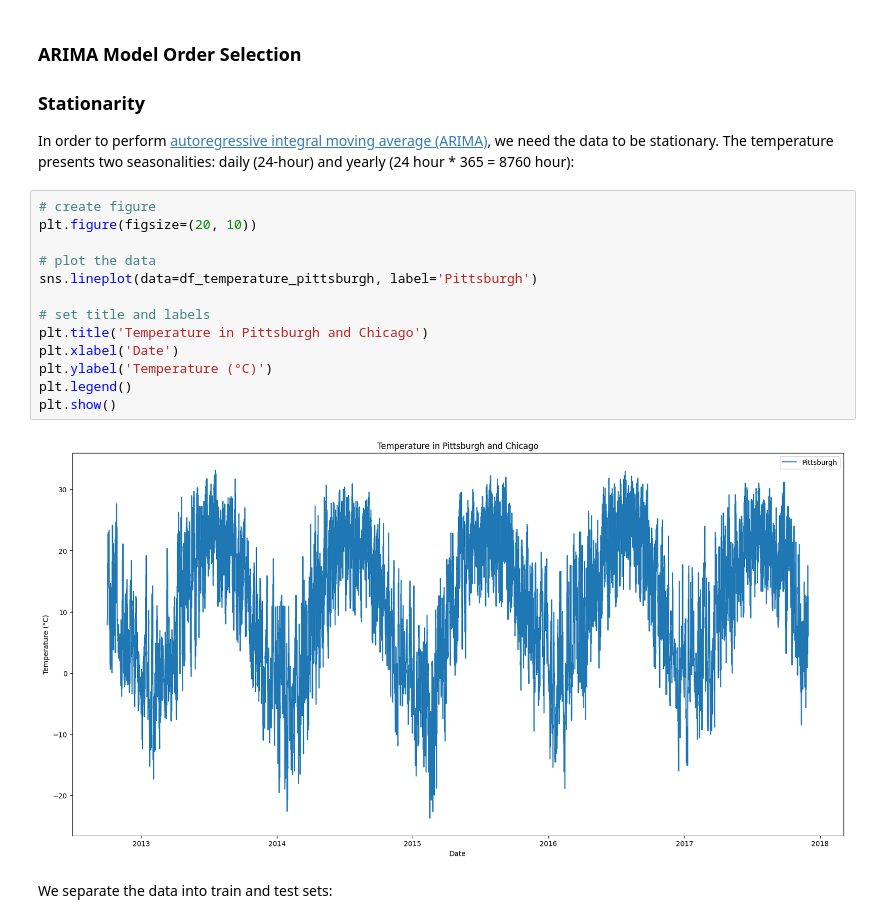
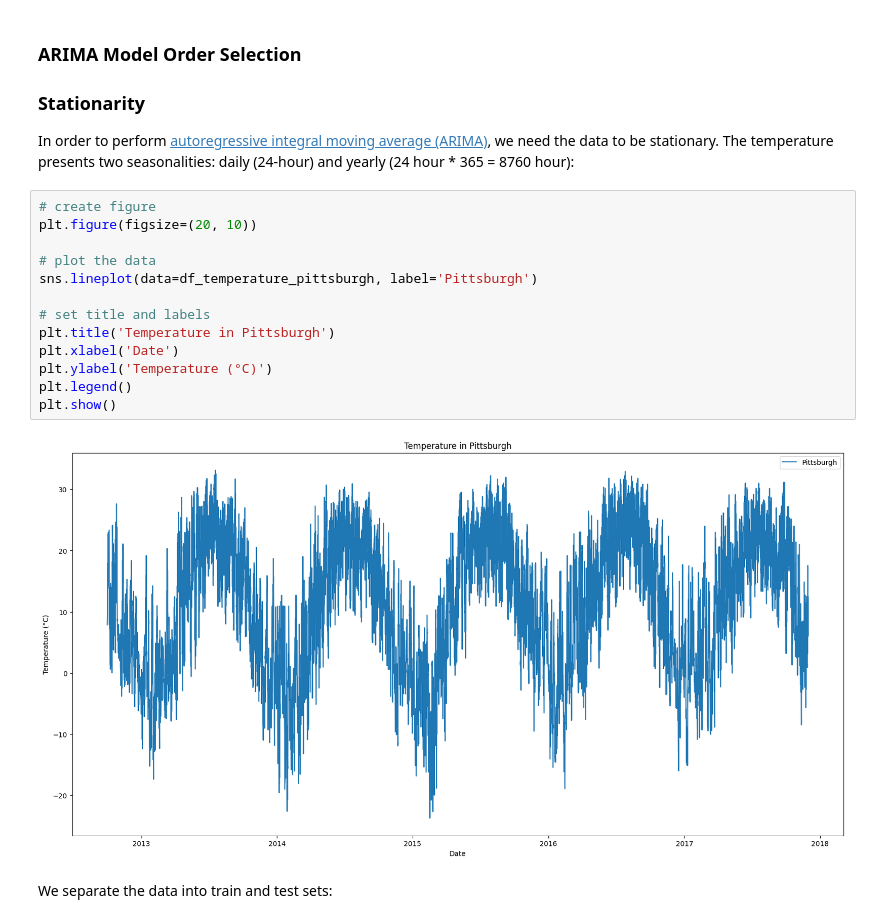
Before and after one commit to Somerillo/PORTFOLIO, a Jupyter notebook: Time Series Analysis/ARIMA_predictions.ipynb, the cells around one changed output. Cells and saved outputs as stored; diff of their text form.

```diff
--- a/Time Series Analysis/ARIMA_predictions.ipynb
+++ b/Time Series Analysis/ARIMA_predictions.ipynb
@@ -82,18 +82,18 @@ In order to perform [autoregressive integral moving average (ARIMA)](https://en.
 # %%
 # create figure
 plt.figure(figsize=(20, 10))
 
 # plot the data
 sns.lineplot(data=df_temperature_pittsburgh, label='Pittsburgh')
 
 # set title and labels
-plt.title('Temperature in Pittsburgh and Chicago')
+plt.title('Temperature in Pittsburgh')
 plt.xlabel('Date')
 plt.ylabel('Temperature (°C)')
 plt.legend()
 plt.show()
 # %% [output]
-[figure, old version]
+[figure, new version]
 # %% [markdown]
 We separate the data into train and test sets:
 # %%
```
Also changed, not shown: parts of 2 cells of this notebook, 1 other file.
